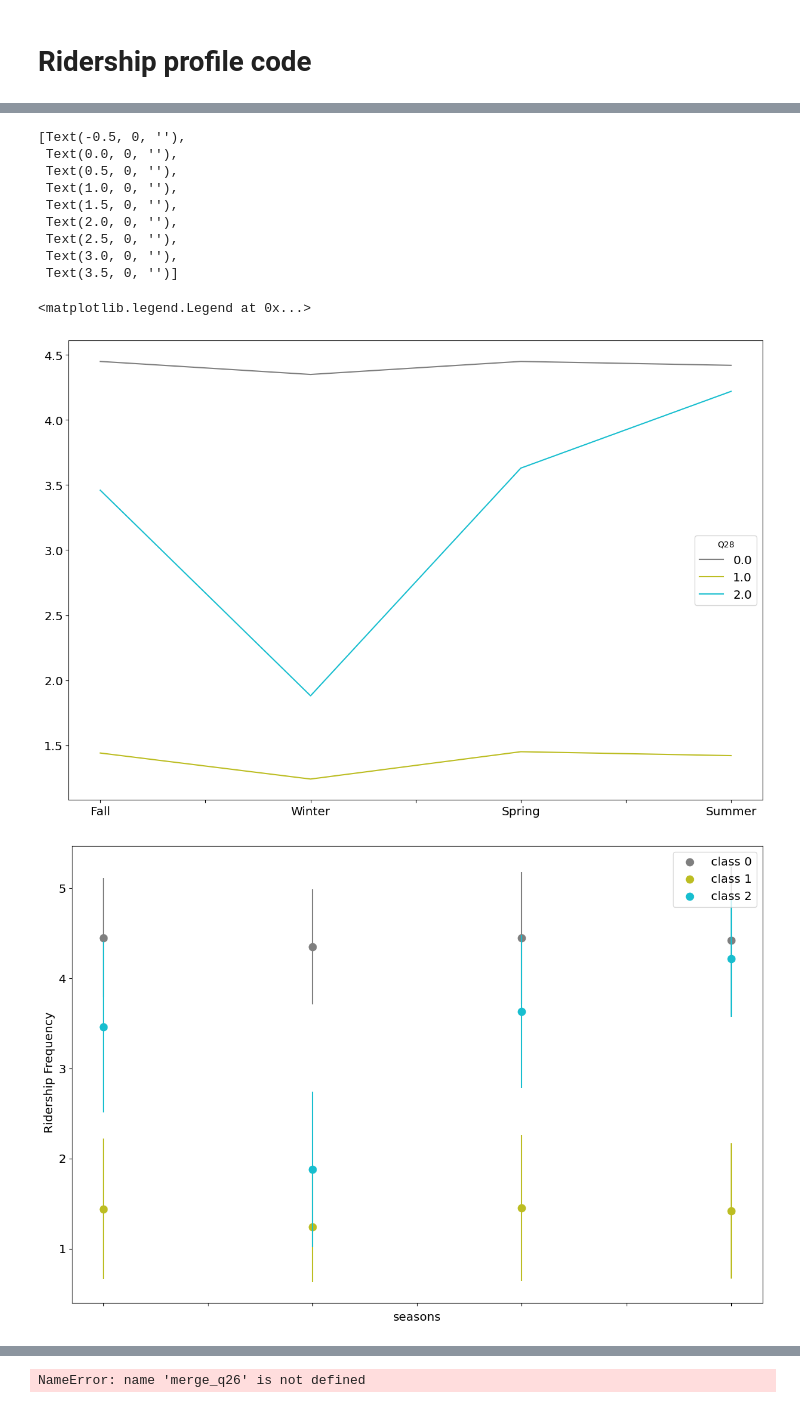
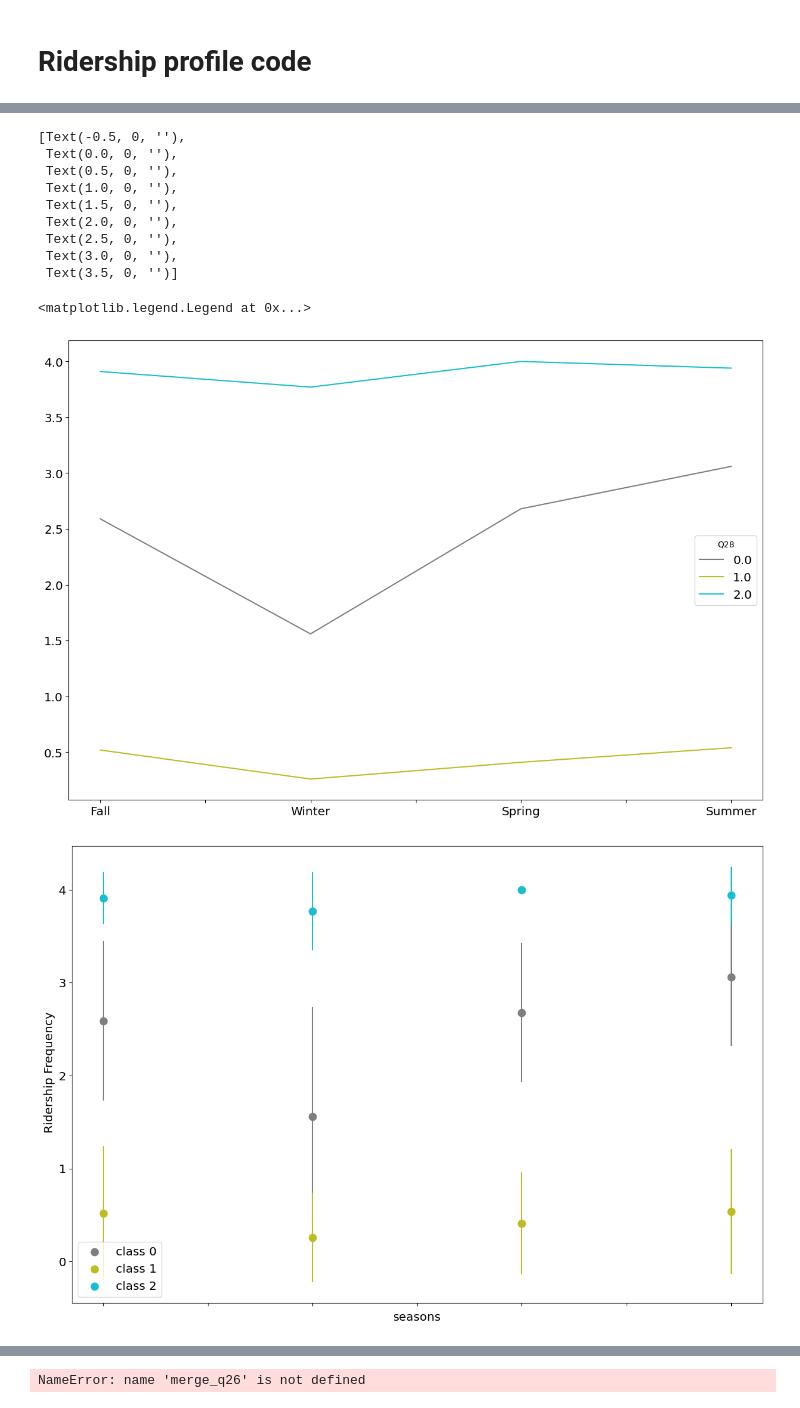
Before and after one commit to achic19/Biketheft, a Jupyter notebook: python/notebooks/paper_2_notebook/general analysis.ipynb, the cells around one changed output, grey strips where cells are left out. Cells and saved outputs as stored; diff of their text form; code cells hidden in the pictures.

Commit message:
data_with_prince_analysis

```diff
--- a/python/notebooks/paper_2_notebook/general analysis.ipynb
+++ b/python/notebooks/paper_2_notebook/general analysis.ipynb
@@ -363,9 +365,9 @@ data_to_use_1 = [data.rename(columns={data.columns[0]: frequency}).drop('count',
                  in data_to_use]
 seasons_pd = pd.concat(data_to_use_1, axis=1)
 
-frequency_dic = {'4 or more days a week': 5, '1-3 days a week': 4, '1-3 days a month': 3, 'Less than once a month': 2,
-                 'Never': 1,
-                 "Don't know/not sure": 0}
+frequency_dic = {'4 or more days a week': 4, '1-3 days a week': 3, '1-3 days a month': 2, 'Less than once a month': 1,
+                 'Never': 0,
+                 "Don't know/not sure": -1}
 for_sort = 'for_sort'
 seasons_pd[for_sort] = frequency_dic
 seasons_pd.sort_values(for_sort).drop(for_sort, axis=1).T
@@ -417,13 +419,11 @@ color_list = [color for color in plt.rcParams['axes.prop_cycle'].by_key()['color
 
 # get all the relevant code into new dataframe (remove rows with Null values)
 data_general_classification = data_general.copy()[list(seasons_values)+['index']].dropna().rename(columns={'index':'old_index'})
-
-
 # Encoding
 new_cols = [f'{d}_en' for d in seasons_values]
 data_general_classification[new_cols] = data_general_classification[seasons_values].apply(lambda row: [frequency_dic[y] for y in row],
                                                                           axis=1, result_type='expand')
-
+data_general_classification = data_general_classification.drop(data_general_classification[(data_general_classification[new_cols]== -1).any(axis=1)].index)
 
 # Classification using AgglomerativeClustering
 cluster = AgglomerativeClustering(n_clusters=n)
@@ -495,32 +495,32 @@ max      5.000000    5.000000    5.000000    5.000000    2.0
 [Text(-0.5, 0, ''),
  Text(0.0, 0, ''),
  Text(0.5, 0, ''),
  Text(1.0, 0, ''),
  Text(1.5, 0, ''),
  Text(2.0, 0, ''),
  Text(2.5, 0, ''),
  Text(3.0, 0, ''),
  Text(3.5, 0, '')]
 <AxesSubplot: xlabel='seasons', ylabel=' Ridership Frequency'>
 [Text(-0.5, 0, ''),
  Text(0.0, 0, ''),
  Text(0.5, 0, ''),
  Text(1.0, 0, ''),
  Text(1.5, 0, ''),
  Text(2.0, 0, ''),
  Text(2.5, 0, ''),
  Text(3.0, 0, ''),
  Text(3.5, 0, '')]
 <AxesSubplot: xlabel='seasons', ylabel=' Ridership Frequency'>
 [Text(-0.5, 0, ''),
  Text(0.0, 0, ''),
  Text(0.5, 0, ''),
  Text(1.0, 0, ''),
  Text(1.5, 0, ''),
  Text(2.0, 0, ''),
  Text(2.5, 0, ''),
  Text(3.0, 0, ''),
  Text(3.5, 0, '')]
 <matplotlib.legend.Legend at 0x...>
-[figure, old version]
+[figure, new version]
-[figure, old version]
+[figure, new version]
```
Also changed, not shown: parts of 8 cells of this notebook, 1 other file.
